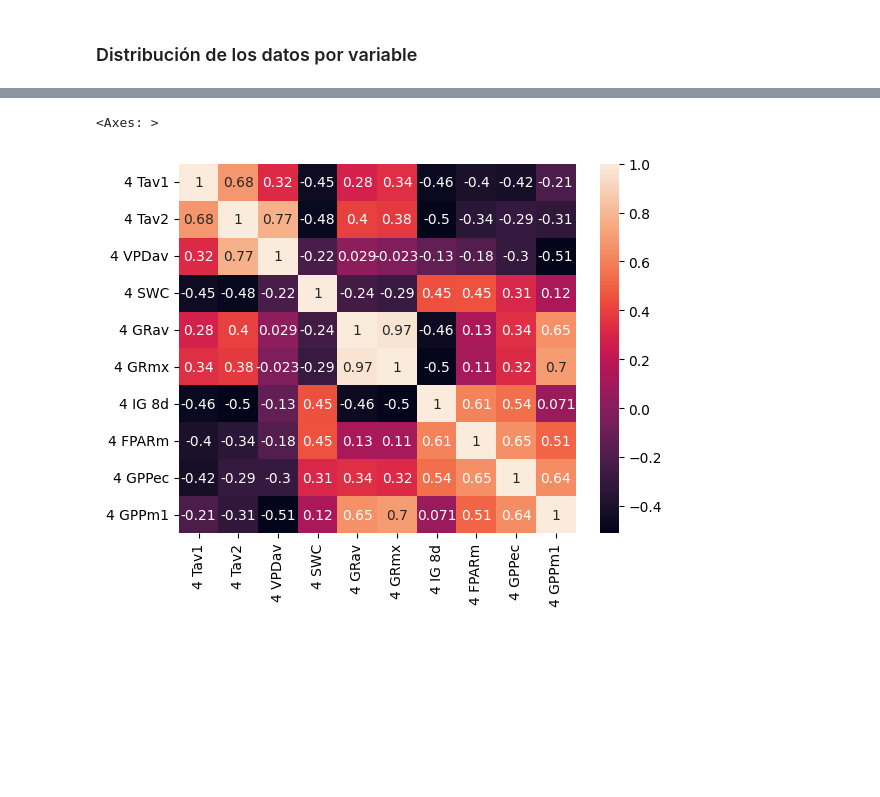
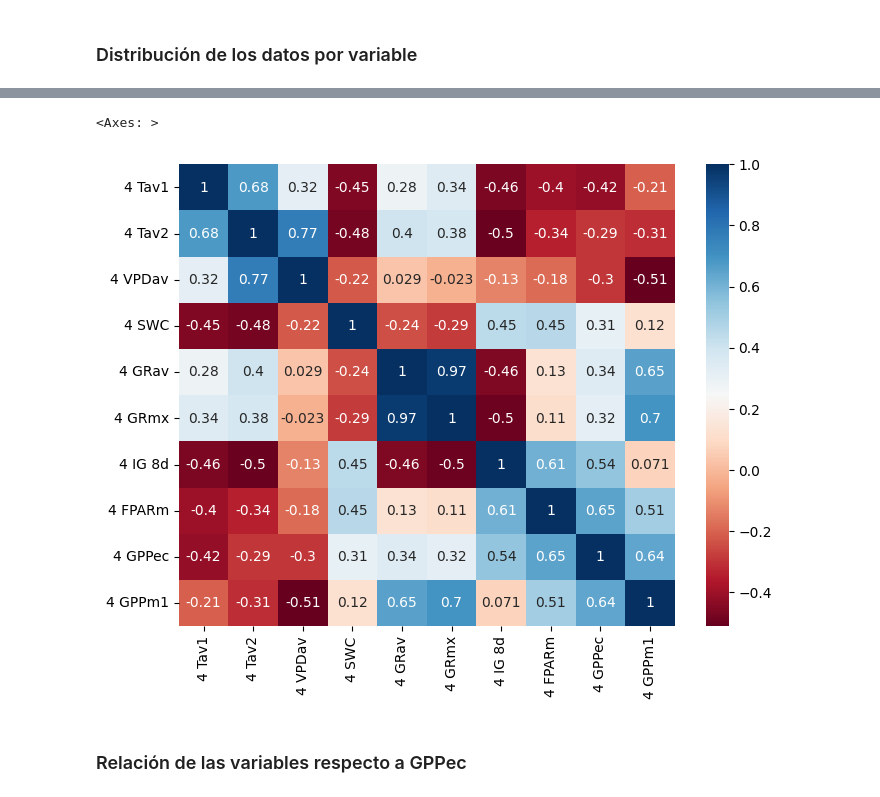
Before and after one commit to husseinlopez/biologia, a Jupyter notebook: data_analysis.ipynb, the cells around one changed output, grey strips where cells are left out. Saved outputs shown, nothing was run; the diff lists cells and outputs as text; code cells hidden in the pictures; blank space fills up the shorter version.

```diff
--- a/data_analysis.ipynb
+++ b/data_analysis.ipynb
@@ -162,8 +202,13 @@ array([[<Axes: title={'center': '4 GPPec'}>,
 # %%
+# https://matplotlib.org/stable/users/explain/colors/colormaps.html
+fig = plt.subplots(figsize=(8, 6))
+
 # Correlación entre variables del sitio 4
 df4 = df[['4 Tav1', '4 Tav2', '4 VPDav', '4 SWC', '4 GRav', '4 GRmx', '4 IG 8d', '4 FPARm', '4 GPPec', '4 GPPm1']]
 cor = df4.corr()
-sns.heatmap(cor, annot = True)
+sns.heatmap(cor, annot = True, cmap="RdBu")
 # %% [output]
 <Axes: >
-[figure, old version]
+[figure, new version]
+# %% [markdown]
+### Relación de las variables respecto a GPPec
```
Also changed, not shown: parts of 30 cells of this notebook.
